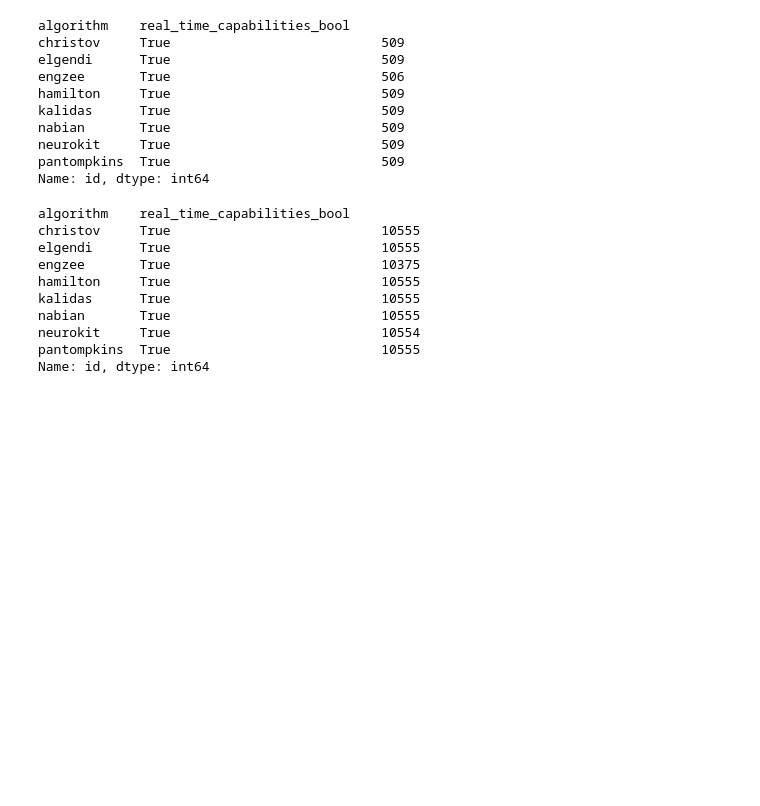
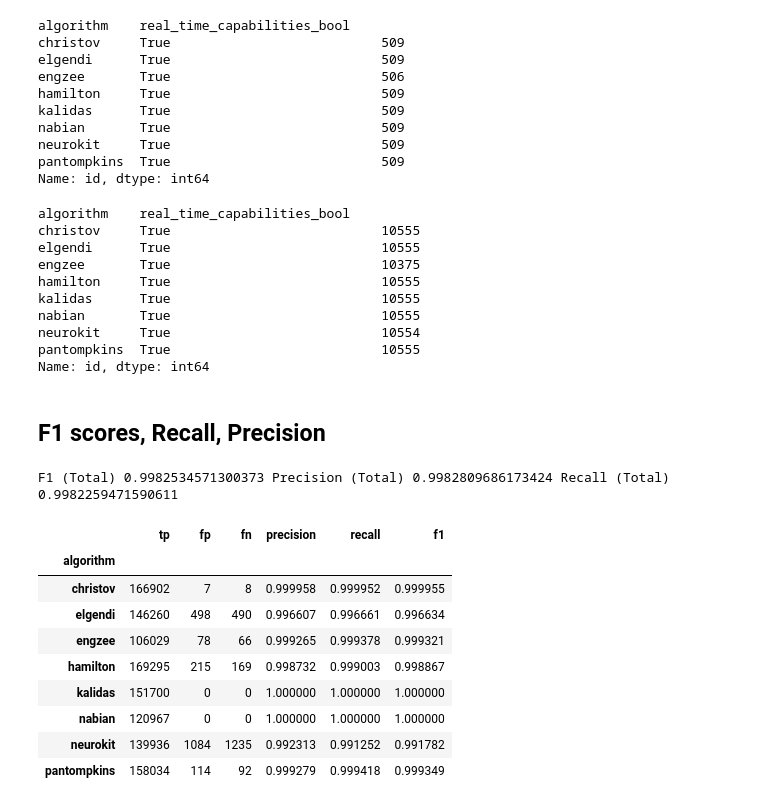
Before and after one commit to CardioKit/PeakWatch, a Jupyter notebook: analysis/analysis.ipynb, the cells around one changed output. Saved outputs shown, nothing was run; the diff lists cells and outputs as text; code cells hidden in the pictures; blank space fills up the shorter version.

Commit message:
feature(analysis): Add recall+ precision + f1 scores

```diff
--- a/analysis/analysis.ipynb
+++ b/analysis/analysis.ipynb
@@ -175,6 +167,27 @@ def mae(arr1, arr2, threshold_low=0, threshold_up=100000000000):
     abs_diffs = np.abs(arr1 - arr2)
     abs_diffs[(abs_diffs <= threshold_low) | (abs_diffs >= threshold_up)] = 0
     return np.mean(abs_diffs)
+# %%
+def evaluate_rPeaks(rPeaksDetected, rPeaksComparision):
+    true_positive = []
+    false_positive = []
+    false_negative = []
+
+    for rPeakDetected in rPeaksDetected:
+        if rPeakDetected in rPeaksComparision:
+            true_positive.append(rPeakDetected)
+        else:
+            false_positive.append(rPeakDetected)
+
+    for rPeak in rPeaksComparision:
+        if not rPeak in true_positive:
+            false_negative.append(rPeak)
+
+    return {
+        'tp': true_positive,
+        'fp': false_positive,
+        'fn': false_negative
+    }
 # %%
 def compare_algorithm(signal, method, result_swift, sampling_rate=512, index=None, plot=False):
 
@@ -276,6 +289,8 @@ def compare_algorithm(signal, method, result_swift, sampling_rate=512, index=Non
     mean_difference_mapped_t5 = mapped_mae(result_nk, result_swift, 5)
     mean_difference_mapped_t10 = mapped_mae(result_nk, result_swift, 10)
 
+    scores = evaluate_rPeaks(result_swift, result_nk)
+
     result = {
         'mean_difference_t0': mean_difference_t0,
         'mean_difference_t1': mean_difference_t1,
@@ -291,6 +306,9 @@ def compare_algorithm(signal, method, result_swift, sampling_rate=512, index=Non
         'number_r_peaks_neurokit': number_r_peaks_neurokit,
         'runtime_m1_cleaning': time_cleaning,
         'runtime_m1_rPeak_detection': time_rPeak_detection,
+        'tp': len(scores['tp']),
+        'fp': len(scores['fp']),
+        'fn': len(scores['fn'])
     }
 
     return result
@@ -354,7 +372,7 @@ def process_row(row, algorithm_conversion_peak, index, plot=False, non_apple_sou
             'signal_rating_apple': quality_apple,
             'algorithm': algorithm,
             'bpm_apple': bpm_apple,
-            'runtime_swift': algo_info['runtime']['seconds'] + algo_info['runtime']['attoseconds'] / 1e+18
+            'runtime_swift': algo_info['runtime']['seconds'] + algo_info['runtime']['attoseconds'] / 1e+18,
         }
 
         result_rows.append({**metadata, **comparison})
@@ -763,3 +777,5 @@ nabian       True                           10555
 neurokit     True                           10554
 pantompkins  True                           10555
 Name: id, dtype: int64
+# %% [markdown]
+## F1 scores, Recall, Precision
@@ -765,0 +791,3 @@ Name: id, dtype: int64
+# %%
+def calculate_precision_recall_per_algorihtm(results):
+    return calculate_precision_recall(results.groupby(['algorithm']))
@@ -765,0 +801,25 @@ Name: id, dtype: int64
+# %%
+res = calculate_precision_recall(result_table_os)
+print(
+    'F1 (Total)',
+    res['f1'],
+    'Precision (Total)',
+    res['precision'],
+    'Recall (Total)',
+    res['recall'],
+)
+# %% [output]
+F1 (Total) 0.9982534571300373 Precision (Total) 0.9982809686173424 Recall (Total) 0.9982259471590611
+# %%
+calculate_precision_recall_per_algorihtm(result_table_os)
+# %% [output]
+|  | tp | fp | fn | precision | recall | f1 |
+| algorithm |  |  |  |  |  |  |
+| christov | 166902 | 7 | 8 | 0.999958 | 0.999952 | 0.999955 |
+| elgendi | 146260 | 498 | 490 | 0.996607 | 0.996661 | 0.996634 |
+| engzee | 106029 | 78 | 66 | 0.999265 | 0.999378 | 0.999321 |
+| hamilton | 169295 | 215 | 169 | 0.998732 | 0.999003 | 0.998867 |
+| kalidas | 151700 | 0 | 0 | 1.000000 | 1.000000 | 1.000000 |
+| nabian | 120967 | 0 | 0 | 1.000000 | 1.000000 | 1.000000 |
+| neurokit | 139936 | 1084 | 1235 | 0.992313 | 0.991252 | 0.991782 |
+| pantompkins | 158034 | 114 | 92 | 0.999279 | 0.999418 | 0.999349 |
```
Also changed, not shown: parts of 13 cells of this notebook.
